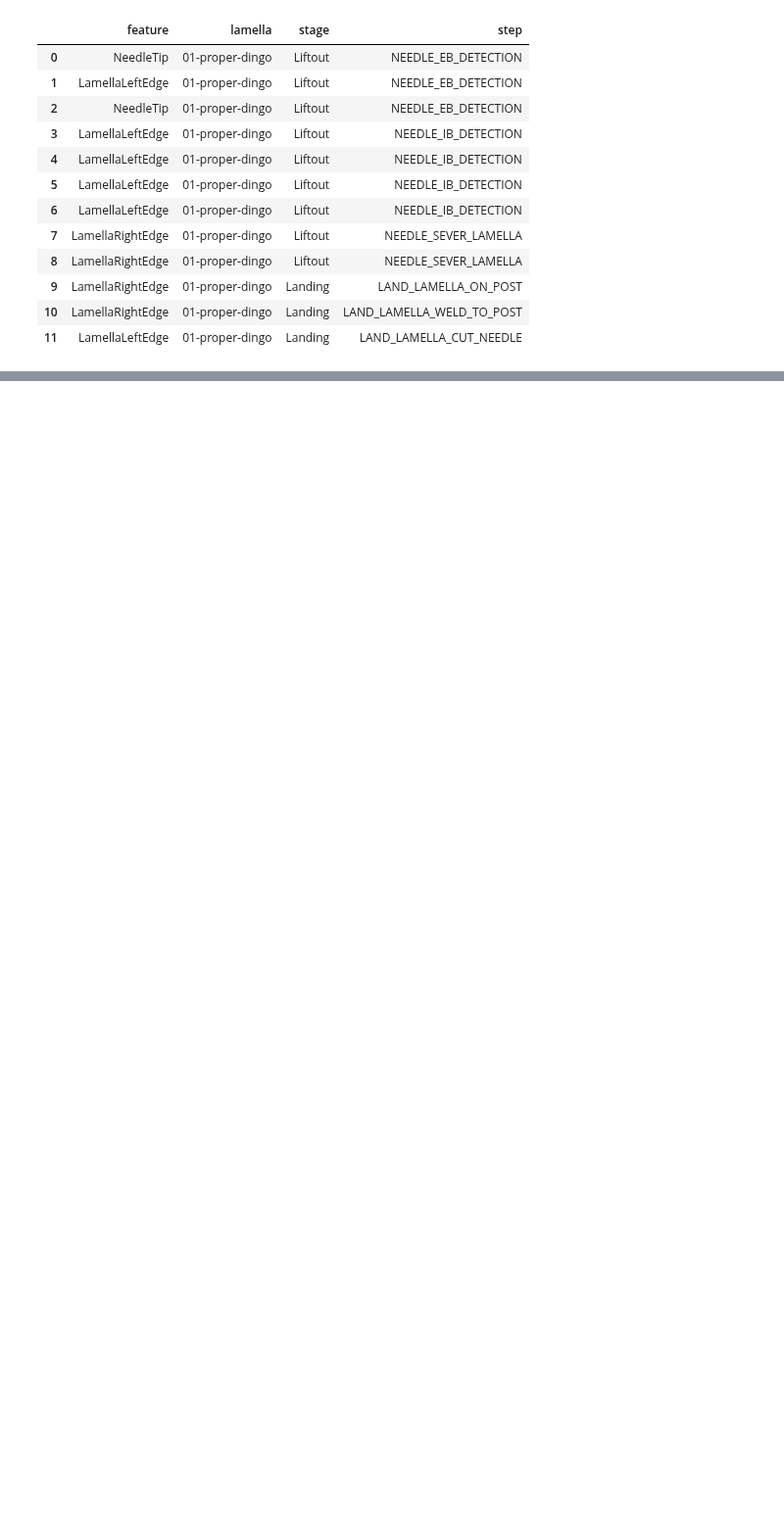
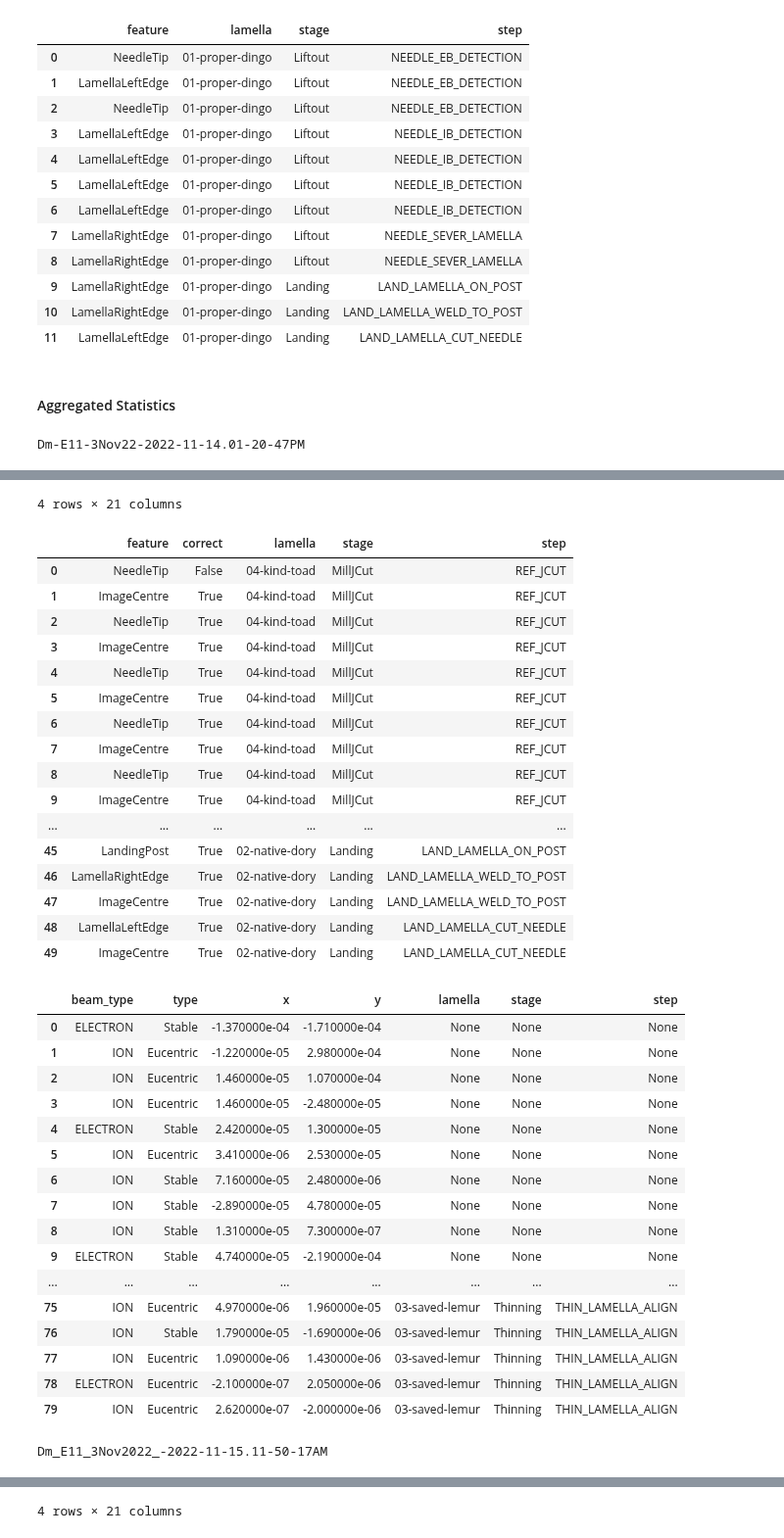
Before and after one commit to Phaips/autoliftout, a Jupyter notebook: liftout/tools/statistics.ipynb, the cells around one changed output, grey strips where cells are left out. Shown at 98% size. Drawn from its saved outputs; the diff is of its cells as text; code cells hidden in the pictures; blank space fills up the shorter version.

Commit message:
agg stats

```diff
--- a/liftout/tools/statistics.ipynb
+++ b/liftout/tools/statistics.ipynb
@@ -41,3 +38,22 @@ display(stats.ml)
 | 9 | LamellaRightEdge | 01-proper-dingo | Landing | LAND_LAMELLA_ON_POST |
 | 10 | LamellaRightEdge | 01-proper-dingo | Landing | LAND_LAMELLA_WELD_TO_POST |
 | 11 | LamellaLeftEdge | 01-proper-dingo | Landing | LAND_LAMELLA_CUT_NEEDLE |
+# %% [markdown]
+#### Aggregated Statistics
+# %%
+EXPERIMENT_PATHS = [r"C:\Users\Admin\Github\autoliftout\liftout\log\Dm-E11-3Nov22-2022-11-14.01-20-47PM",
+r"C:\Users\Admin\Github\autoliftout\liftout\log\Dm_E11_3Nov2022_-2022-11-15.11-50-17AM"]
+
+# TODO: add experiment name / date to each dataframe?
+# add date to sample...
+
+for path in EXPERIMENT_PATHS:
+
+    stats = calculate_statistics_dataframe(path)
+    print(stats.name)
+    display(stats.sample)
+    display(stats.ml)
+
+    display(stats.click)
+# %% [output]
+Dm-E11-3Nov22-2022-11-14.01-20-47PM
@@ -43,0 +65,36 @@ display(stats.ml)
+4 rows × 21 columns
+|  | feature | correct | lamella | stage | step |
+| 0 | NeedleTip | False | 04-kind-toad | MillJCut | REF_JCUT |
+| 1 | ImageCentre | True | 04-kind-toad | MillJCut | REF_JCUT |
+| 2 | NeedleTip | True | 04-kind-toad | MillJCut | REF_JCUT |
+| 3 | ImageCentre | True | 04-kind-toad | MillJCut | REF_JCUT |
+| 4 | NeedleTip | True | 04-kind-toad | MillJCut | REF_JCUT |
+| 5 | ImageCentre | True | 04-kind-toad | MillJCut | REF_JCUT |
+| 6 | NeedleTip | True | 04-kind-toad | MillJCut | REF_JCUT |
+| 7 | ImageCentre | True | 04-kind-toad | MillJCut | REF_JCUT |
+| 8 | NeedleTip | True | 04-kind-toad | MillJCut | REF_JCUT |
+| 9 | ImageCentre | True | 04-kind-toad | MillJCut | REF_JCUT |
+| ... | ... | ... | ... | ... | ... |
+| 45 | LandingPost | True | 02-native-dory | Landing | LAND_LAMELLA_ON_POST |
+| 46 | LamellaRightEdge | True | 02-native-dory | Landing | LAND_LAMELLA_WELD_TO_POST |
+| 47 | ImageCentre | True | 02-native-dory | Landing | LAND_LAMELLA_WELD_TO_POST |
+| 48 | LamellaLeftEdge | True | 02-native-dory | Landing | LAND_LAMELLA_CUT_NEEDLE |
+| 49 | ImageCentre | True | 02-native-dory | Landing | LAND_LAMELLA_CUT_NEEDLE |
+|  | beam_type | type | x | y | lamella | stage | step |
+| 0 | ELECTRON | Stable | -1.370000e-04 | -1.710000e-04 | None | None | None |
+| 1 | ION | Eucentric | -1.220000e-05 | 2.980000e-04 | None | None | None |
+| 2 | ION | Eucentric | 1.460000e-05 | 1.070000e-04 | None | None | None |
+| 3 | ION | Eucentric | 1.460000e-05 | -2.480000e-05 | None | None | None |
+| 4 | ELECTRON | Stable | 2.420000e-05 | 1.300000e-05 | None | None | None |
+| 5 | ION | Eucentric | 3.410000e-06 | 2.530000e-05 | None | None | None |
+| 6 | ION | Stable | 7.160000e-05 | 2.480000e-06 | None | None | None |
+| 7 | ION | Stable | -2.890000e-05 | 4.780000e-05 | None | None | None |
+| 8 | ION | Stable | 1.310000e-05 | 7.300000e-07 | None | None | None |
+| 9 | ELECTRON | Stable | 4.740000e-05 | -2.190000e-04 | None | None | None |
+| ... | ... | ... | ... | ... | ... | ... | ... |
+| 75 | ION | Eucentric | 4.970000e-06 | 1.960000e-05 | 03-saved-lemur | Thinning | THIN_LAMELLA_ALIGN |
+| 76 | ION | Stable | 1.790000e-05 | -1.690000e-06 | 03-saved-lemur | Thinning | THIN_LAMELLA_ALIGN |
+| 77 | ION | Eucentric | 1.090000e-06 | 1.430000e-06 | 03-saved-lemur | Thinning | THIN_LAMELLA_ALIGN |
+| 78 | ELECTRON | Eucentric | -2.100000e-07 | 2.050000e-06 | 03-saved-lemur | Thinning | THIN_LAMELLA_ALIGN |
+| 79 | ION | Eucentric | 2.620000e-07 | -2.000000e-06 | 03-saved-lemur | Thinning | THIN_LAMELLA_ALIGN |
+Dm_E11_3Nov2022_-2022-11-15.11-50-17AM
@@ -43,0 +106 @@ display(stats.ml)
+4 rows × 21 columns
```
Also changed, not shown: parts of 2 cells of this notebook, 1 other file.
